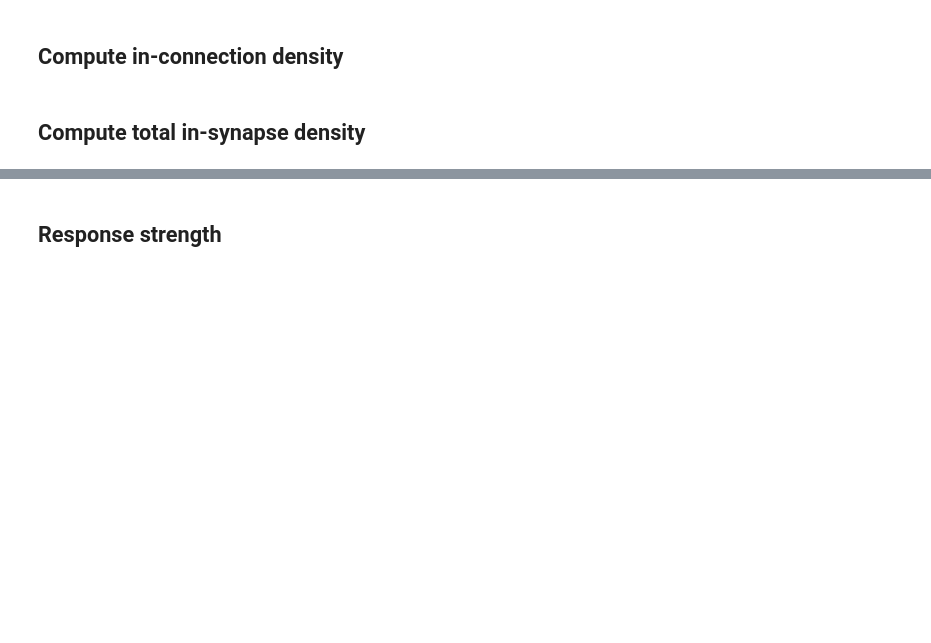
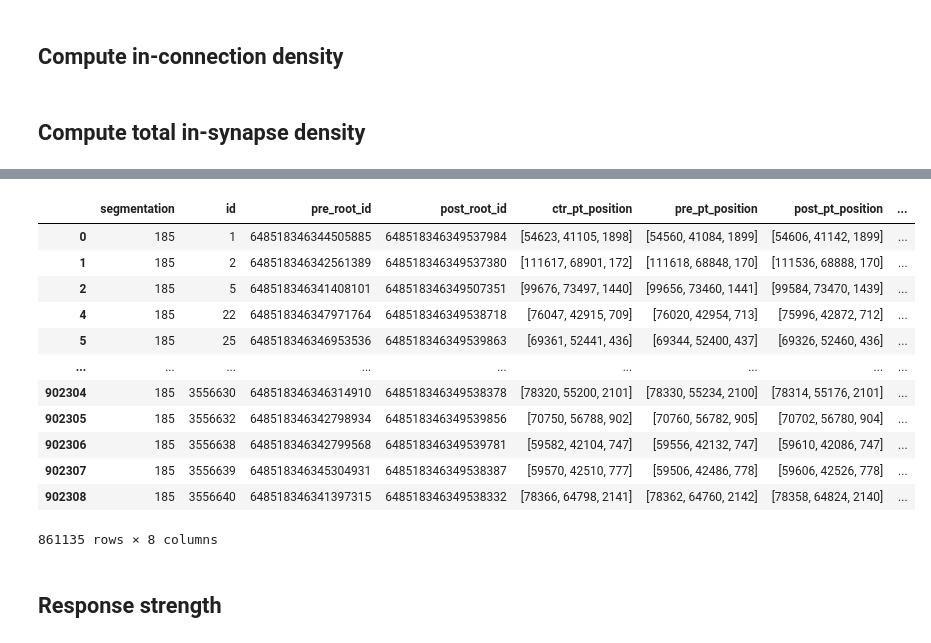
Before and after one commit to AllenInstitute/MicronsBinder, a Jupyter notebook: notebooks/multiscale/function/structure_function_analysis_Figure6.ipynb, the cells around one changed output, grey strips where cells are left out. Drawn from its saved outputs; the diff is of its cells as text; code cells hidden in the pictures; blank space fills up the shorter version.

```diff
--- a/notebooks/multiscale/function/structure_function_analysis_Figure6.ipynb
+++ b/notebooks/multiscale/function/structure_function_analysis_Figure6.ipynb
@@ -469,28 +486,42 @@ synapse_all_pyc_df
 # %%
 post_id_all = np.array(synapse_all_pyc_df["post_root_id"])
 post_idx = np.where(np.isin(post_id_all, pyc_list))[0]
 
 synapse_post_pyc_df = synapse_all_pyc_df.iloc[post_idx]
 
 post_centroids = np.zeros((post_idx.shape[0],3))
 for i in range(post_idx.shape[0]):
-    post_centroids[i,:] = str2coord(synapse_post_pyc_df.iloc[i]["ctr_pt_position"])
+    post_centroids[i,:] = synapse_post_pyc_df.iloc[i]["ctr_pt_position"]
 
 post_id_list = np.array(synapse_post_pyc_df["post_root_id"])
 post_soma_loc = np.zeros(post_centroids.shape)
 for i in range(post_id_list.shape[0]):
     post_soma_loc[i,:] = pyc_soma_loc[pyc_list==post_id_list[i],:]
 
 res = np.array([0.004, 0.004, 0.04])
 post_centroids = post_centroids*res
 
 # Filter out synapses within 15 um from the soma to remove perisomatic synapses.
 d_post = distance(post_centroids, post_soma_loc)
 valid = (d_post>15)
 
 # All incoming synapses to pyramidal cells without perisomatic synapses.
 synapse_post_pyc_df = synapse_post_pyc_df.iloc[valid]
 synapse_post_pyc_df
+# %% [output]
+|  | segmentation | id | pre_root_id | post_root_id | ctr_pt_position | pre_pt_position | post_pt_position | ... |
+| 0 | 185 | 1 | 648518346344505885 | 648518346349537984 | [54623, 41105, 1898] | [54560, 41084, 1899] | [54606, 41142, 1899] | ... |
+| 1 | 185 | 2 | 648518346342561389 | 648518346349537380 | [111617, 68901, 172] | [111618, 68848, 170] | [111536, 68888, 170] | ... |
+| 2 | 185 | 5 | 648518346341408101 | 648518346349507351 | [99676, 73497, 1440] | [99656, 73460, 1441] | [99584, 73470, 1439] | ... |
+| 4 | 185 | 22 | 648518346347971764 | 648518346349538718 | [76047, 42915, 709] | [76020, 42954, 713] | [75996, 42872, 712] | ... |
+| 5 | 185 | 25 | 648518346346953536 | 648518346349539863 | [69361, 52441, 436] | [69344, 52400, 437] | [69326, 52460, 436] | ... |
+| ... | ... | ... | ... | ... | ... | ... | ... | ... |
+| 902304 | 185 | 3556630 | 648518346346314910 | 648518346349538378 | [78320, 55200, 2101] | [78330, 55234, 2100] | [78314, 55176, 2101] | ... |
+| 902305 | 185 | 3556632 | 648518346342798934 | 648518346349539856 | [70750, 56788, 902] | [70760, 56782, 905] | [70702, 56780, 904] | ... |
+| 902306 | 185 | 3556638 | 648518346342799568 | 648518346349539781 | [59582, 42104, 747] | [59556, 42132, 747] | [59610, 42086, 747] | ... |
+| 902307 | 185 | 3556639 | 648518346345304931 | 648518346349538387 | [59570, 42510, 777] | [59506, 42486, 778] | [59606, 42526, 778] | ... |
+| 902308 | 185 | 3556640 | 648518346341397315 | 648518346349538332 | [78366, 64798, 2141] | [78362, 64760, 2142] | [78358, 64824, 2140] | ... |
+861135 rows × 8 columns
 # %%
 ### Degree of cells with calcium signals
 pre_id_all = synapse_post_pyc_df["pre_root_id"]
```
Also changed, not shown: parts of 20 cells of this notebook, 1 other file.
